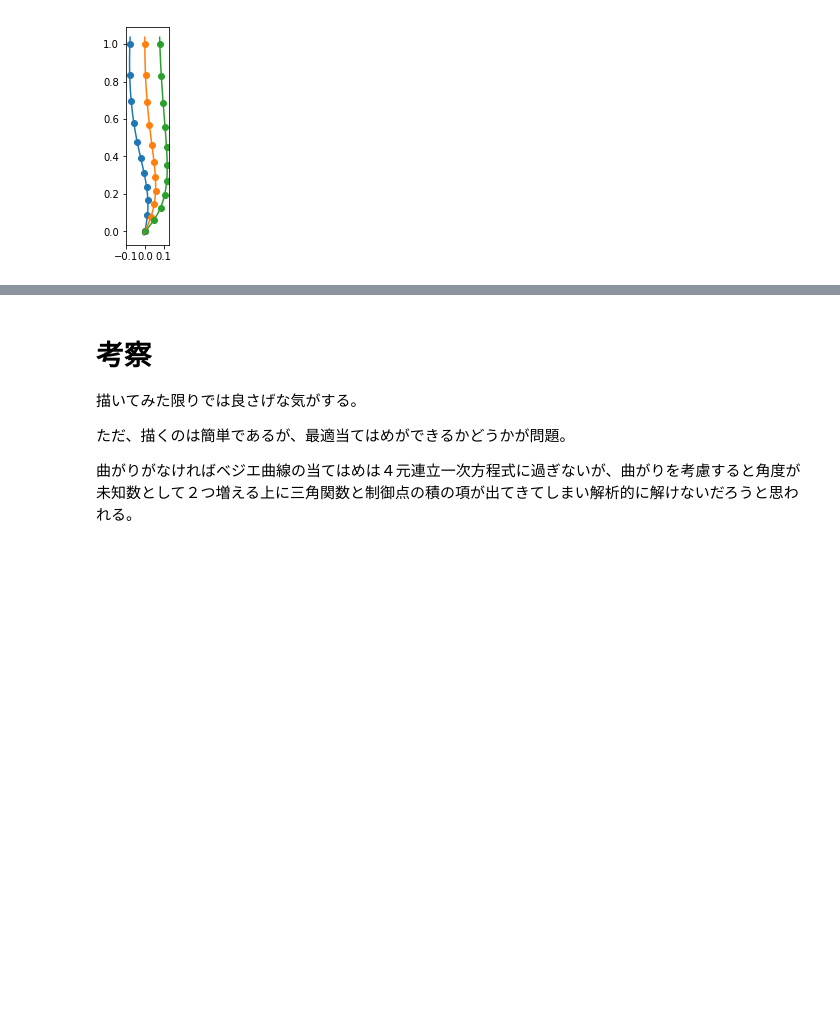
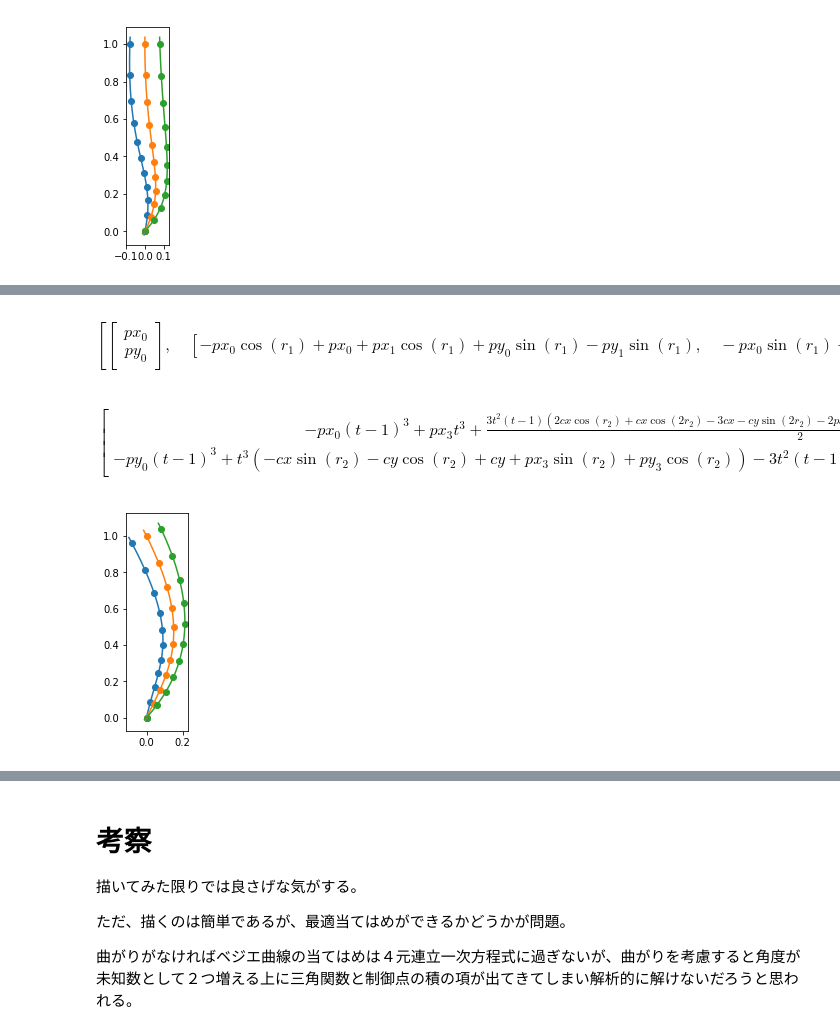
Before and after one commit to iciromaco/RL2nd, a Jupyter notebook: 考察ー中心軸の曲がりのモデル化.ipynb, the cells around one changed output, grey strips where cells are left out. Saved outputs shown, nothing was run; the diff lists cells and outputs as text; code cells hidden in the pictures; blank space fills up the shorter version.

```diff
--- a/考察ー中心軸の曲がりのモデル化.ipynb
+++ b/考察ー中心軸の曲がりのモデル化.ipynb
@@ -215,0 +222,12 @@ drawModel(asml,asmc,asmr,angle1=-pi/6,angle2=0)
+# %%
+cx,cy = symbols('cx,cy')
+Q2 = [P[0],rotation(r1,P[1],P[0]),rotation(r2,P[2],(cx,cy)),rotation(r2,P[3],(cx,cy))]
+Q2
+# %% [output]
+$$\left [ \left[\begin{matrix}px_{0}\\py_{0}\end{matrix}\right], \quad \left [ - px_{0} \cos{\left (r_{1} \right )} + px_{0} + px_{1} \cos{\left (r_{1} \right )} + py_{0} \sin{\left (r_{1} \right )} - py_{1} \sin{\left (r_{1} \right )}, \quad - px_{0} \sin{\left (r_{1} \right )} + px_{1} \sin{\left (r_{1} \right )} - py_{0} \cos{\left (r_{1} \right )} + py_{0} + py_{1} \cos{\left (r_{1} \right )}\right ], \quad \left [ - cx \cos{\left (r_{2} \right )} + cx + cy \sin{\left (r_{2} \right )} + px_{2} \cos{\left (r_{2} \right )} - py_{2} \sin{\left (r_{2} \right )}, \quad - cx \sin{\left (r_{2} \right )} - cy \cos{\left (r_{2} \right )} + cy + px_{2} \sin{\left (r_{2} \right )} + py_{2} \cos{\left (r_{2} \right )}\right ], \quad \left [ - cx \cos{\left (r_{2} \right )} + cx + cy \sin{\left (r_{2} \right )} + px_{3} \cos{\left (r_{2} \right )} - py_{3} \sin{\left (r_{2} \right )}, \quad - cx \sin{\left (r_{2} \right )} - cy \cos{\left (r_{2} \right )} + cy + px_{3} \sin{\left (r_{2} \right )} + py_{3} \cos{\left (r_{2} \right )}\right ]\right ]$$
+# %%
+bez3Q2 = bez3.subs([(px[0],Q2[0][0]),(px[1],Q2[1][0]),(px[2],Q2[2][0]),(px[3],Q[3][0])])
+bez3Q2 = bez3Q2.subs([(py[0],Q2[0][1]),(py[1],Q2[1][1]),(py[2],Q2[2][1]),(py[3],Q2[3][1])])
+simplify(bez3Q2)
+# %% [output]
+$$\left[\begin{matrix}- px_{0} \left(t - 1\right)^{3} + px_{3} t^{3} + \frac{3 t^{2} \left(t - 1\right) \left(2 cx \cos{\left (r_{2} \right )} + cx \cos{\left (2 r_{2} \right )} - 3 cx - cy \sin{\left (2 r_{2} \right )} - 2 px_{2} \cos{\left (r_{2} \right )} - px_{2} \cos{\left (2 r_{2} \right )} + px_{2} + py_{2} \sin{\left (2 r_{2} \right )}\right)}{2} - \frac{3 t \left(t - 1\right)^{2} \left(2 px_{0} \cos{\left (r_{1} \right )} + px_{0} \cos{\left (2 r_{1} \right )} - 3 px_{0} - 2 px_{1} \cos{\left (r_{1} \right )} - px_{1} \cos{\left (2 r_{1} \right )} + px_{1} - py_{0} \sin{\left (2 r_{1} \right )} + py_{1} \sin{\left (2 r_{1} \right )}\right)}{2}\\- py_{0} \left(t - 1\right)^{3} + t^{3} \left(- cx \sin{\left (r_{2} \right )} - cy \cos{\left (r_{2} \right )} + cy + px_{3} \sin{\left (r_{2} \right )} + py_{3} \cos{\left (r_{2} \right )}\right) - 3 t^{2} \left(t - 1\right) \left(- cx \sin{\left (r_{2} \right )} - cy \cos{\left (r_{2} \right )} + cy + px_{2} \sin{\left (r_{2} \right )} + py_{2} \cos{\left (r_{2} \right )}\right) + 3 t \left(t - 1\right)^{2} \left(- px_{0} \sin{\left (r_{1} \right )} + px_{1} \sin{\left (r_{1} \right )} - py_{0} \cos{\left (r_{1} \right )} + py_{0} + py_{1} \cos{\left (r_{1} \right )}\right)\end{matrix}\right]$$
@@ -215,0 +274,8 @@ drawModel(asml,asmc,asmr,angle1=-pi/6,angle2=0)
+# %%
+asml = [[0,0],[-0.1,0.3],[-0.1,0.4],[-0.08,1]] # 左側シルエットを近似するための制御点
+asmc = [[0,0],[0,0.3],[0,0.4],[0,1]] # 中心軸を近似するための制御点
+
+# 下 (angle1) を -30度、上(angle2）を３０度曲げる
+drawModel2(asml,asmc,angle1=-pi/6,angle2=pi/6)
+# %% [output]
+[figure, added]
```
Also changed, not shown: parts of 9 cells of this notebook, 1 other file.
